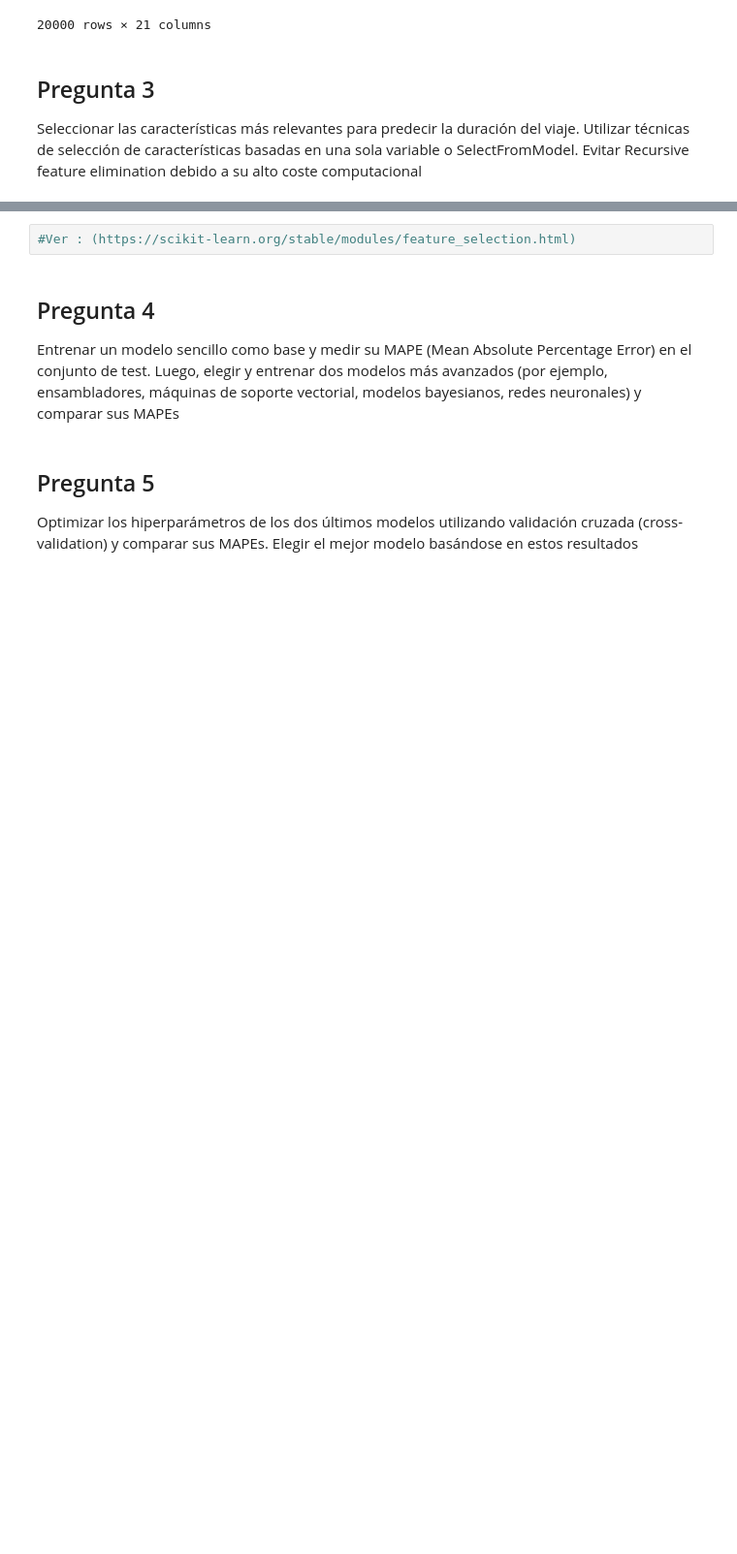
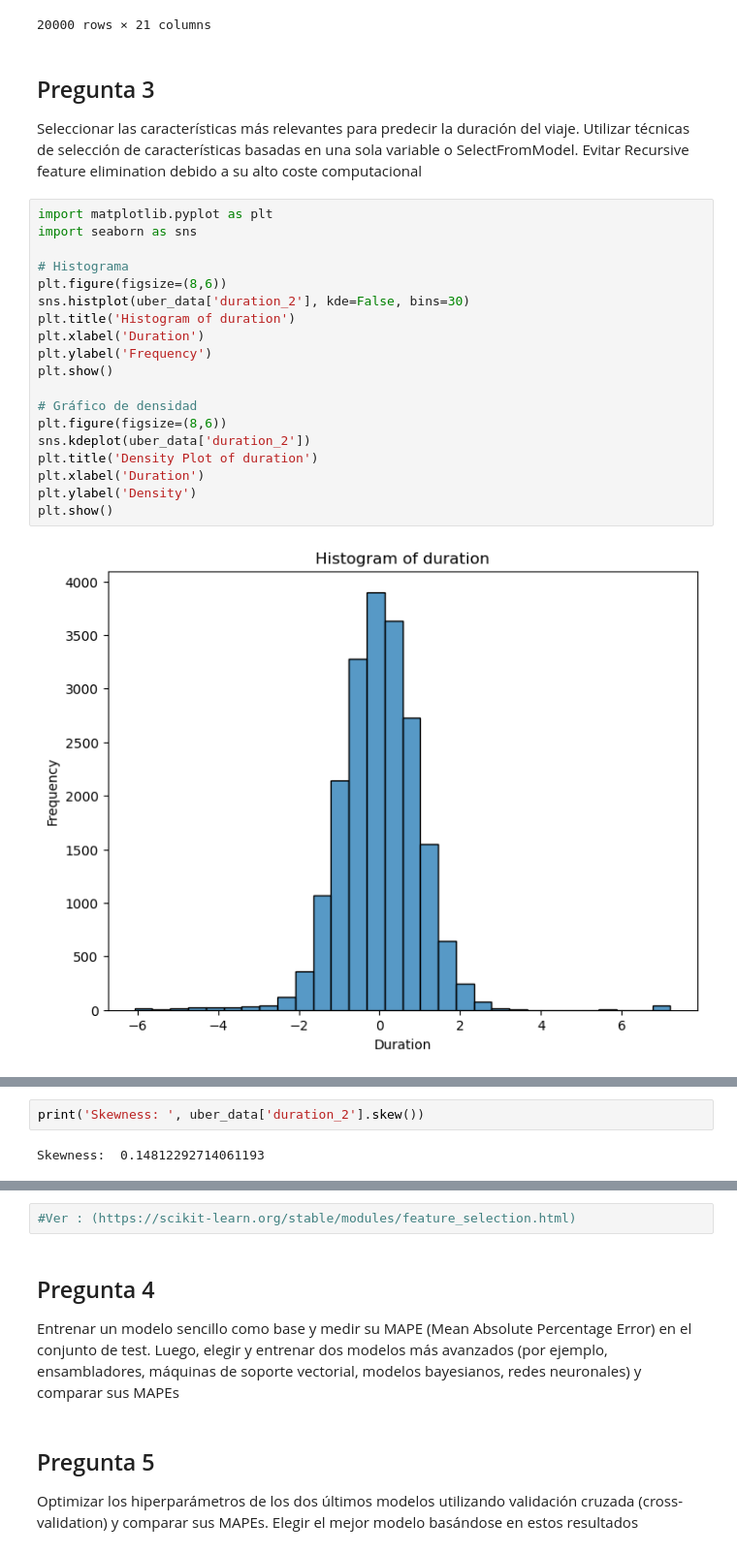
Before and after one commit to alvaropdr10/alvaro_2, a Jupyter notebook: practica_2.ipynb, the cells around one changed output, grey strips where cells are left out. Shown: that part at 97% size. Saved outputs shown, nothing was run; the diff lists cells and outputs as text; blank space fills up the shorter version.

```diff
--- a/practica_2.ipynb
+++ b/practica_2.ipynb
@@ -234,3 +218,24 @@ uber_data
 <h2 id="p_1_3">Pregunta 3</h2>
 
 Seleccionar las características más relevantes para predecir la duración del viaje. Utilizar técnicas de selección de características basadas en una sola variable o SelectFromModel. Evitar Recursive feature elimination debido a su alto coste computacional
+# %%
+import matplotlib.pyplot as plt
+import seaborn as sns
+
+# Histograma
+plt.figure(figsize=(8,6))
+sns.histplot(uber_data['duration_2'], kde=False, bins=30)
+plt.title('Histogram of duration')
+plt.xlabel('Duration')
+plt.ylabel('Frequency')
+plt.show()
+
+# Gráfico de densidad
+plt.figure(figsize=(8,6))
+sns.kdeplot(uber_data['duration_2'])
+plt.title('Density Plot of duration')
+plt.xlabel('Duration')
+plt.ylabel('Density')
+plt.show()
+# %% [output]
+[figure, added]
@@ -236,0 +243,4 @@ Seleccionar las características más relevantes para predecir la duración del
+# %%
+print('Skewness: ', uber_data['duration_2'].skew())
+# %% [output]
+Skewness:  0.14812292714061193
```
Also changed, not shown: parts of 8 cells of this notebook.
